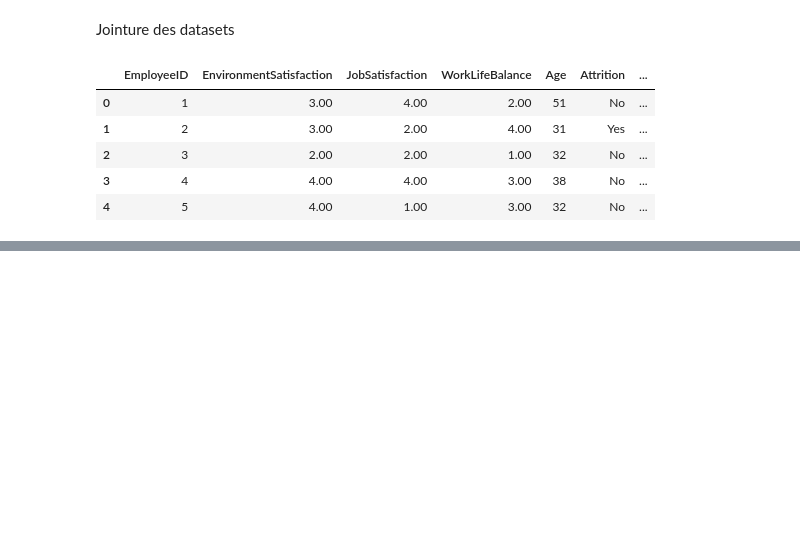
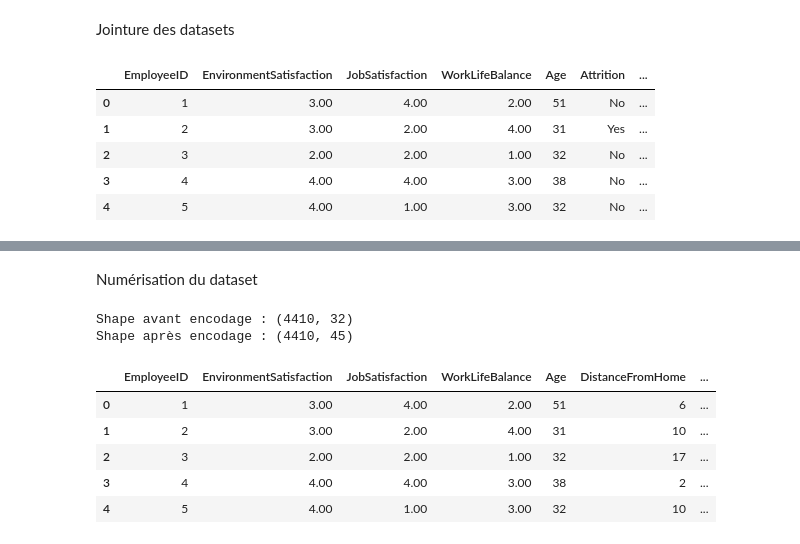
Before and after one commit to AlbanCLV/MachineLearning, a Jupyter notebook: Projet/preparation.ipynb, the cells around one changed output, grey strips where cells are left out. Cells and saved outputs as stored; diff of their text form; code cells hidden in the pictures; blank space fills up the shorter version.

```diff
--- a/Projet/preparation.ipynb
+++ b/Projet/preparation.ipynb
@@ -329,0 +461,35 @@ for column in categorical_columns:
+# %% [markdown]
+Numérisation du dataset
+# %%
+# Copie de sécurité
+data_to_encode = merged_data.copy()
+
+# Colonnes d'heures à conserver en format heure (HH:MM:SS), sans One-Hot
+time_cols = ['Mean_In_Time', 'Mean_Out_Time']
+
+# Colonnes catégorielles hors colonnes d'heures
+categorical_cols = [
+    c for c in data_to_encode.select_dtypes(include=['object', 'category']).columns
+    if c not in time_cols
+]
+
+# Encodage One-Hot uniquement sur les variables catégorielles
+merged_data_encoded = pd.get_dummies(
+    data_to_encode,
+    columns=categorical_cols,
+    drop_first=True,
+    dtype=int
+)
+
+print('Shape avant encodage :', data_to_encode.shape)
+print('Shape après encodage :', merged_data_encoded.shape)
+merged_data_encoded.head()
+# %% [output]
+Shape avant encodage : (4410, 32)
+Shape après encodage : (4410, 45)
+|  | EmployeeID | EnvironmentSatisfaction | JobSatisfaction | WorkLifeBalance | Age | DistanceFromHome | ... |
+| 0 | 1 | 3.00 | 4.00 | 2.00 | 51 | 6 | ... |
+| 1 | 2 | 3.00 | 2.00 | 4.00 | 31 | 10 | ... |
+| 2 | 3 | 2.00 | 2.00 | 1.00 | 32 | 17 | ... |
+| 3 | 4 | 4.00 | 4.00 | 3.00 | 38 | 2 | ... |
+| 4 | 5 | 4.00 | 1.00 | 3.00 | 32 | 10 | ... |
```
Also changed, not shown: parts of 9 cells of this notebook, 7 other files.
